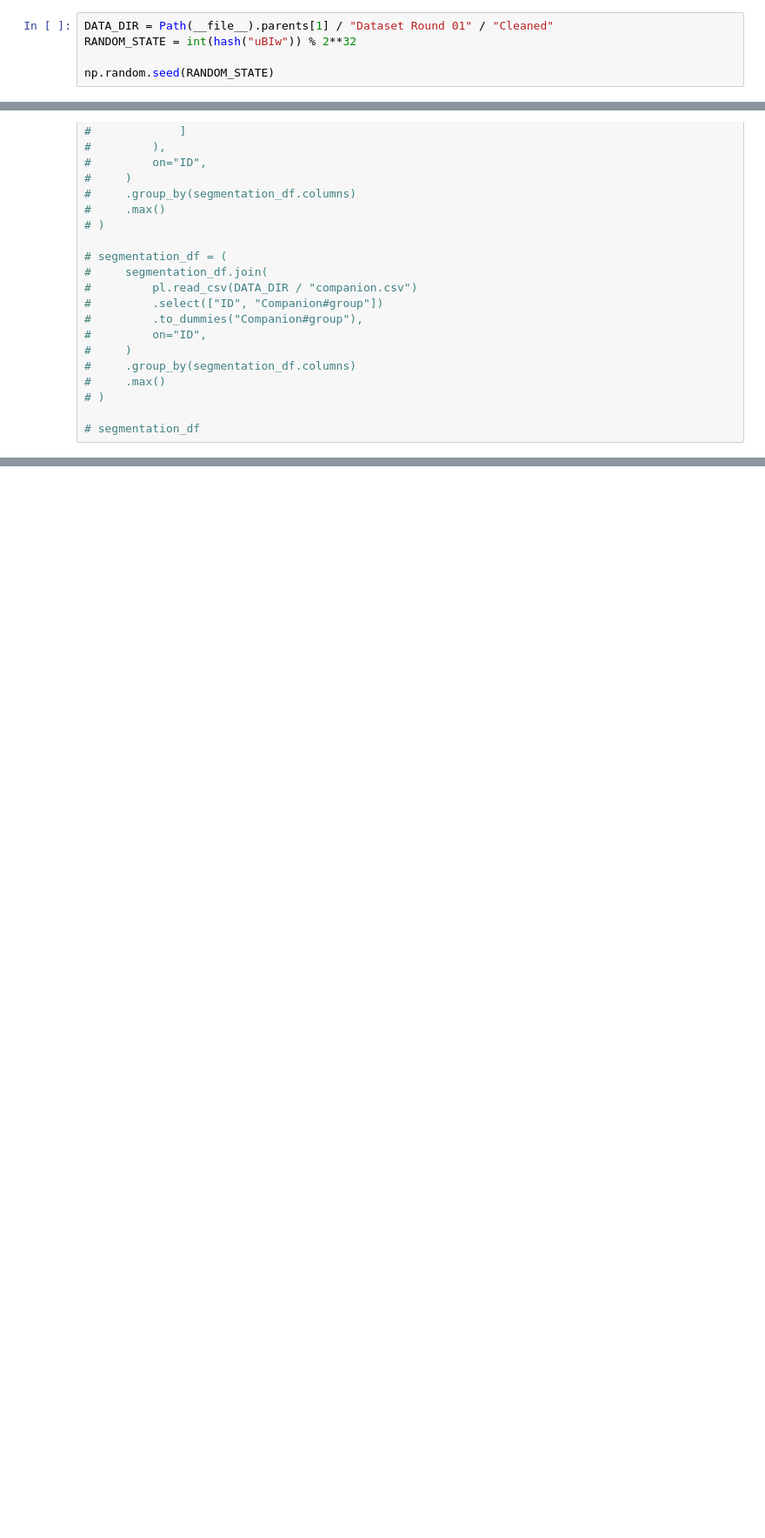
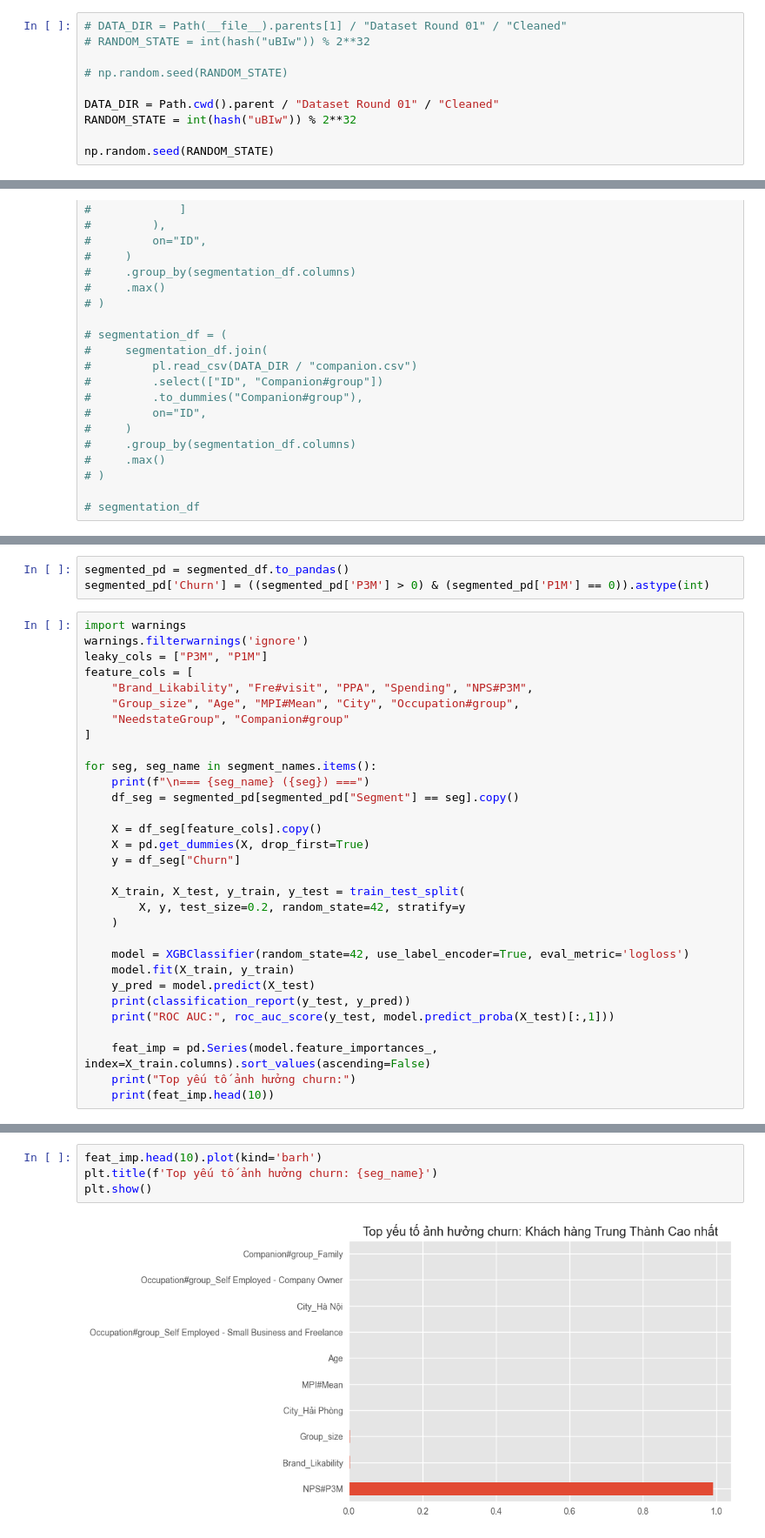
Before and after one commit to LilLongg/BI9, a Jupyter notebook: Task 6/Segmentation.ipynb, the cells around one changed output, grey strips where cells are left out. Shown at 87% size. Cells and saved outputs as stored; diff of their text form; blank space fills up the shorter version.

Commit message:
model q6

```diff
--- a/Task 6/Segmentation.ipynb
+++ b/Task 6/Segmentation.ipynb
@@ -15,6 +15,11 @@ from yellowbrick.cluster import KElbowVisualizer
 plt.style.use("ggplot")
 # %%
-DATA_DIR = Path(__file__).parents[1] / "Dataset Round 01" / "Cleaned"
+# DATA_DIR = Path(__file__).parents[1] / "Dataset Round 01" / "Cleaned"
+# RANDOM_STATE = int(hash("uBIw")) % 2**32
+
+# np.random.seed(RANDOM_STATE)
+
+DATA_DIR = Path.cwd().parent / "Dataset Round 01" / "Cleaned"
 RANDOM_STATE = int(hash("uBIw")) % 2**32
 
 np.random.seed(RANDOM_STATE)
@@ -215,0 +273,34 @@ segment_info
+# %%
+segmented_pd = segmented_df.to_pandas()
+segmented_pd['Churn'] = ((segmented_pd['P3M'] > 0) & (segmented_pd['P1M'] == 0)).astype(int)
+# %%
+import warnings
+warnings.filterwarnings('ignore')
+leaky_cols = ["P3M", "P1M"]
+feature_cols = [
+    "Brand_Likability", "Fre#visit", "PPA", "Spending", "NPS#P3M",
+    "Group_size", "Age", "MPI#Mean", "City", "Occupation#group",
+    "NeedstateGroup", "Companion#group"
+]
+
+for seg, seg_name in segment_names.items():
+    print(f"\n=== {seg_name} ({seg}) ===")
+    df_seg = segmented_pd[segmented_pd["Segment"] == seg].copy()
+
+    X = df_seg[feature_cols].copy()
+    X = pd.get_dummies(X, drop_first=True)
+    y = df_seg["Churn"]
+
+    X_train, X_test, y_train, y_test = train_test_split(
+        X, y, test_size=0.2, random_state=42, stratify=y
+    )
+
+    model = XGBClassifier(random_state=42, use_label_encoder=True, eval_metric='logloss')
+    model.fit(X_train, y_train)
+    y_pred = model.predict(X_test)
+    print(classification_report(y_test, y_pred))
+    print("ROC AUC:", roc_auc_score(y_test, model.predict_proba(X_test)[:,1]))
+
+    feat_imp = pd.Series(model.feature_importances_, index=X_train.columns).sort_values(ascending=False)
+    print("Top yếu tố ảnh hưởng churn:")
+    print(feat_imp.head(10))
@@ -216,3 +325,9 @@ segment_info
+# %%
+feat_imp.head(10).plot(kind='barh')
+plt.title(f'Top yếu tố ảnh hưởng churn: {seg_name}')
+plt.show()
+# %% [output]
+[figure, added]
 # %%
 theta = segment_info["Segment"].to_list()
 theta.append(theta[0])
```
Also changed, not shown: parts of 10 cells of this notebook.
